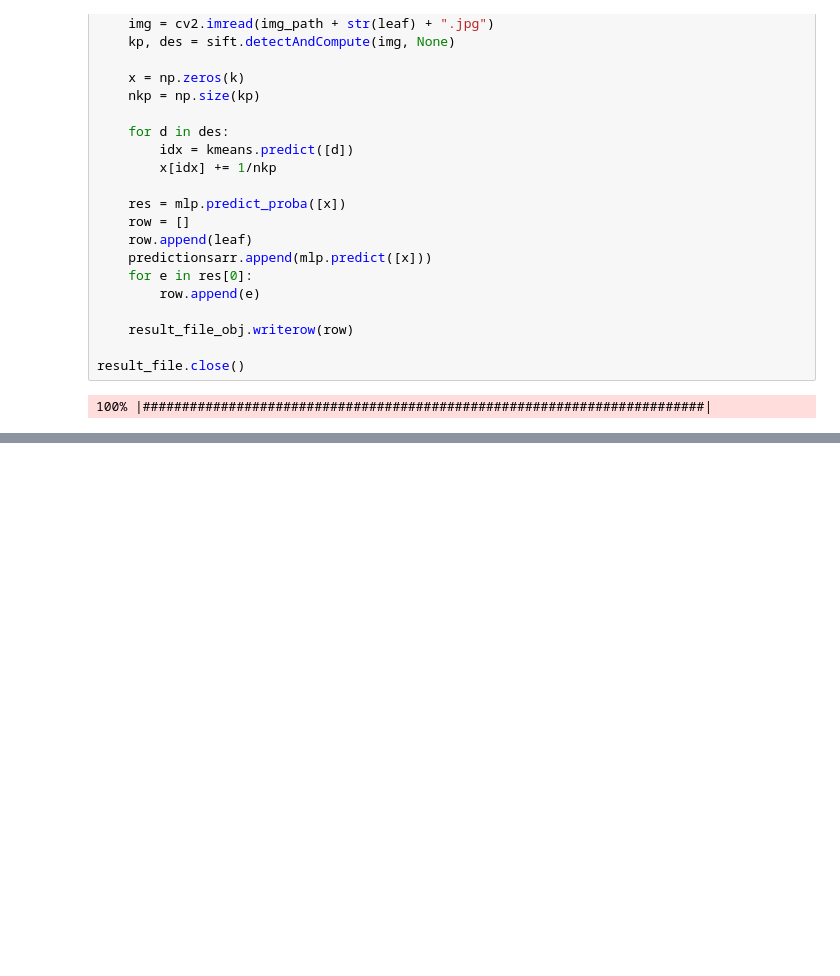
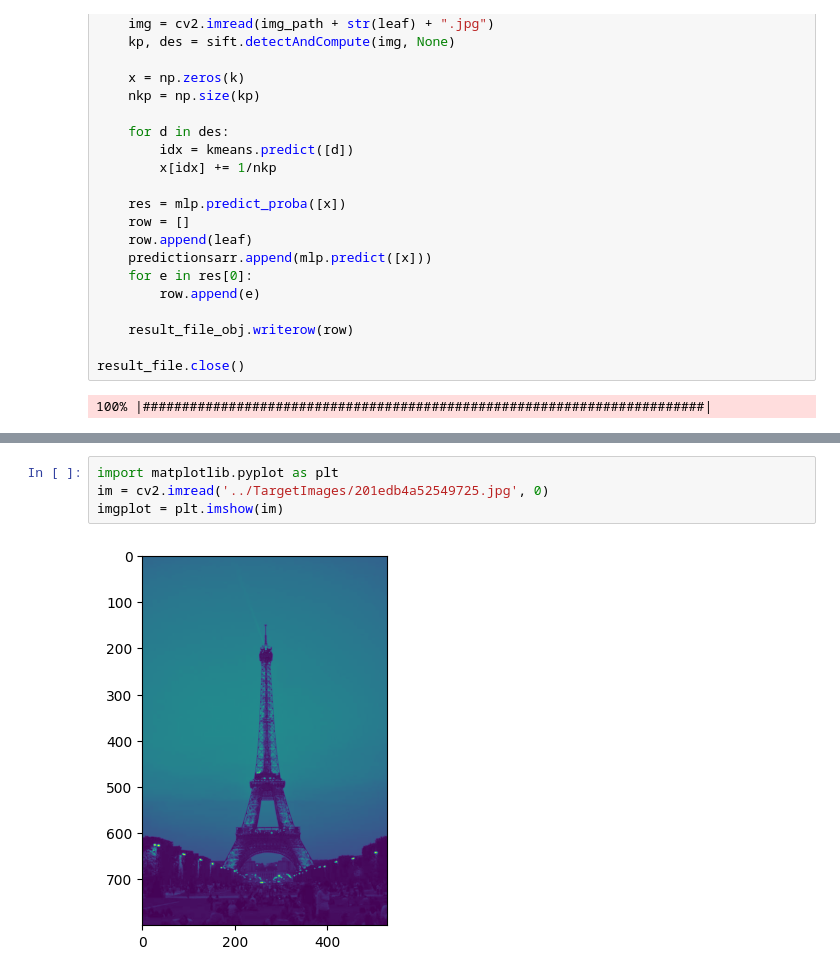
Before and after one commit to vibhatna/W281-Project, a Jupyter notebook: Sifthist.ipynb, the cells around one changed output, grey strips where cells are left out. Cells and saved outputs as stored; diff of their text form; blank space fills up the shorter version.

```diff
--- a/Sifthist.ipynb
+++ b/Sifthist.ipynb
@@ -145,0 +159,6 @@ len(predictionsarr)
+# %%
+import matplotlib.pyplot as plt
+im = cv2.imread('../TargetImages/201edb4a52549725.jpg', 0)
+imgplot = plt.imshow(im)
+# %% [output]
+[figure, added]
```
Also changed, not shown: parts of 8 cells of this notebook.
